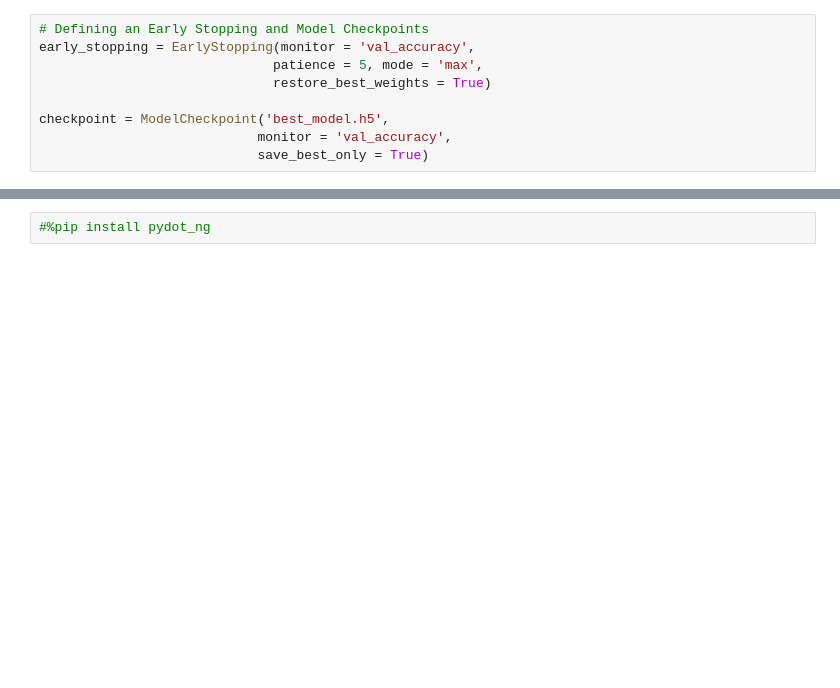
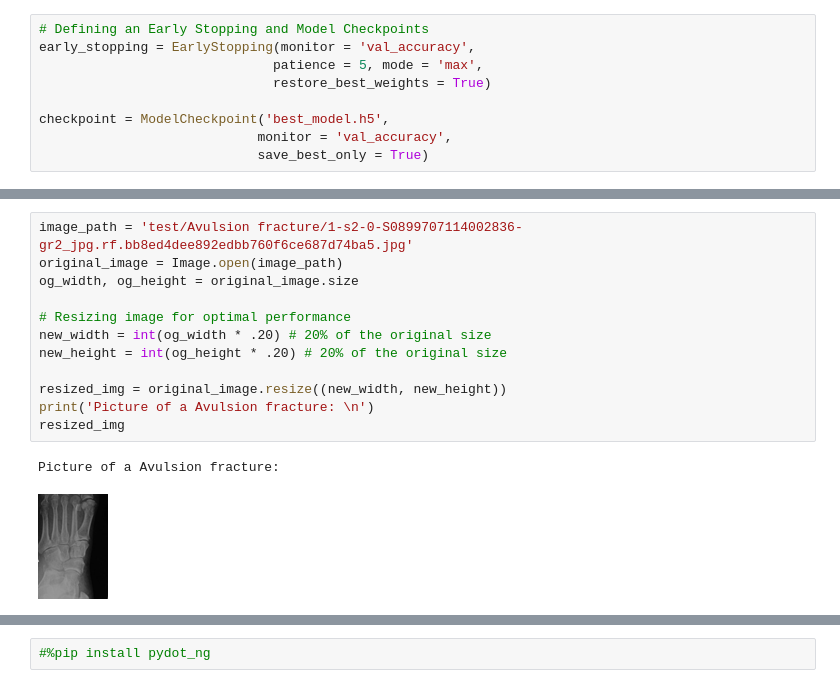
Before and after one commit to JonPGallegos/image_classification_covid, a Jupyter notebook: Bone Break Classification/bone_break_cnn.ipynb, the cells around one changed output, grey strips where cells are left out. Cells and saved outputs as stored; diff of their text form; blank space fills up the shorter version.

```diff
--- a/Bone Break Classification/bone_break_cnn.ipynb
+++ b/Bone Break Classification/bone_break_cnn.ipynb
@@ -597,0 +661,15 @@ Model: "sequential_9"
+# %%
+image_path = 'test/Avulsion fracture/1-s2-0-S0899707114002836-gr2_jpg.rf.bb8ed4dee892edbb760f6ce687d74ba5.jpg'
+original_image = Image.open(image_path)
+og_width, og_height = original_image.size
+
+# Resizing image for optimal performance
+new_width = int(og_width * .20) # 20% of the original size
+new_height = int(og_height * .20) # 20% of the original size
+
+resized_img = original_image.resize((new_width, new_height))
+print('Picture of a Avulsion fracture: \n')
+resized_img
+# %% [output]
+Picture of a Avulsion fracture:
+[figure, added]
```
Also changed, not shown: parts of 13 cells of this notebook.
